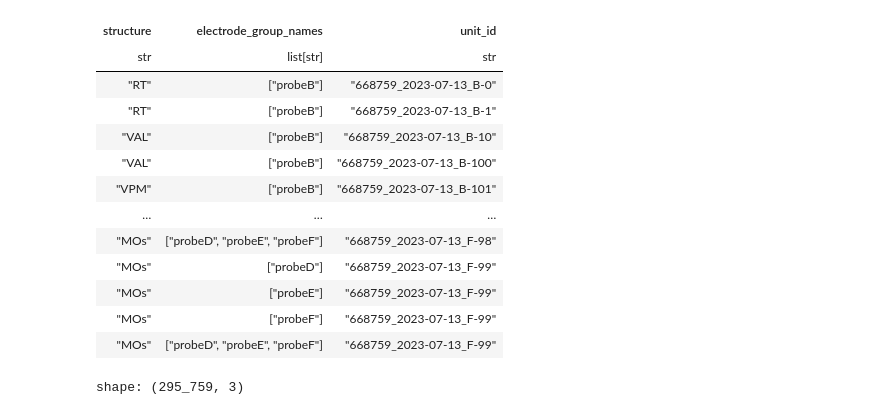
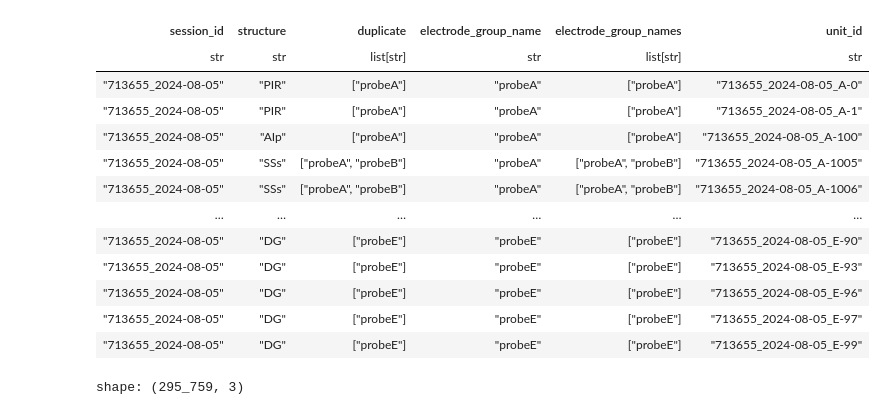
Before and after one commit to AllenNeuralDynamics/dynamicrouting-face-decoding-loo, a Jupyter notebook: code/Untitled.ipynb, the cells around one changed output. Cells and saved outputs as stored; diff of their text form; code cells hidden in the pictures.

```diff
--- a/code/Untitled.ipynb
+++ b/code/Untitled.ipynb
@@ -3,4 +3,4 @@ from run_capsule import *
 from decoding_utils import *
 import sys
 sys.argv[1:] = ['--result_prefix', 'debug']
-params = Params()
+params = Params(unit_criteria='no_drift')
@@ -93,39 +104,58 @@ shape: (2_391, 3)
 # %%
  (
         utils.get_df('units', lazy=True)
-     .filter(pl.col('session_id') == "668759_2023-07-13")
 
-        # create list of probe names per session-structure:
-        .group_by('session_id', 'structure')
-        .agg(
-            pl.all().exclude('electrode_group_name'),
-            pl.col('electrode_group_name').unique().alias('electrode_group_names'),
-        )
+    .filter(
+        pl.col('session_id') == '713655_2024-08-05',
+            # pl.col('structure') == 'SCig',
+                    params.units_query,
+
+    )
+
+     .with_columns(
+         pl.col('electrode_group_name').unique().over('session_id', 'structure', mapping_strategy='join').alias('electrode_group_names')
+     )
+        # # create list of probe names per session-structure:
+        # .group_by('session_id', 'structure', 'electrode_group_name')
+        # .agg(
+        #     pl.all().exclude('electrode_group_name'),
+        #     pl.col('electrode_group_name').unique().alias('electrode_group_names'),
+        # )
+
         # duplicate those with multiple probes (col becomes List[List[String]]):
         .with_columns(
-            pl.when(pl.col('electrode_group_names').list.n_unique().gt(1))
-            .then(pl.col('electrode_group_names').repeat_by(2))
-            .otherwise(pl.col('electrode_group_names').repeat_by(1))
+            pl.when(pl.col('electrode_group_names').list.n_unique().gt(1) & pl.col('unit_id').is_first_distinct().over('electrode_group_names', 'session_id', 'structure'))
+            .then(pl.col('electrode_group_names')            .alias('duplicate'))
+            .otherwise(pl.col('electrode_group_name')    .cast(pl.List(pl.String))        .alias('duplicate')
+)
         )
-        # # .explode(pl.all().exclude('session_id', 'structure', 'electrode_group_names'))
-        .explode('electrode_group_names')
+#              .with_columns(
+# pl.concat_list('
+# #         # .explode(pl.all().exclude('session_id', 'structure', 'electrode_group_names'))
+        # .explode('electrode_group_names')
 
-        # convert the duplicated rows to joined 'probeA_probeB' format:
-        .with_columns(
-            pl.when(pl.col('electrode_group_names').is_first_distinct().over('session_id', 'structure'))
-            .then(pl.col('electrode_group_names'))
-            .otherwise(pl.col('electrode_group_names').list.join('_').cast(pl.List(pl.String)))
-        )
-        # create individual lists vs single list for duplicate/non-duplicate rows:
-        # [probeA, probeB] vs [[probeA], [probeB]]
-        .with_columns(
-            pl.col('electrode_group_names').list.eval(pl.element().str.split('_'))
-        )
-         .explode(pl.all().exclude('session_id', 'structure', 'electrode_group_names'))
-        .explode('electrode_group_names')
+#         # convert the duplicated rows to joined 'probeA_probeB' format:
+#         .with_columns(
+#             pl.when(pl.col('unit_id').is_first_distinct().over('session_id', 'structure'))
+#             .then(pl.col('electrode_group_names'))
+#             .otherwise(pl.col('electrode_group_names').list.join('_').cast(pl.List(pl.String)))
+#         )
+#         # create individual lists vs single list for duplicate/non-duplicate rows:
+#         # [probeA, probeB] vs [[probeA], [probeB]]
+#         .with_columns(
+#             pl.col('electrode_group_names').list.eval(pl.element().str.split('_'))
+#         )
+#         # .explode(pl.all().exclude('session_id', 'structure', 'electrode_group_names'))
+#         .explode('electrode_group_names')
 
-         .select('structure', 'electrode_group_names', 'unit_id')
          .sort('unit_id')
+# .rename({'electrode_group_name': 'electrode_group_names'}, strict=False)
+              .select('session_id', 'structure', 'duplicate', 'electrode_group_name', 'electrode_group_names', 'unit_id')
 
+    #      .group_by('session_id', 'structure', 'electrode_group_names')
+    # .agg(pl.col('unit_id').n_unique().alias('n_units'), pl.all(), )
+    #      .with_columns(
+    #         pl.col('unit_id').list.len().alias('n')
+    #     )
 ).collect()
 # %% [output]
@@ -133,16 +163,16 @@ shape: (7_386, 3)
-| structure | electrode_group_names | unit_id |
-| str | list[str] | str |
-| "RT" | ["probeB"] | "668759_2023-07-13_B-0" |
-| "RT" | ["probeB"] | "668759_2023-07-13_B-1" |
-| "VAL" | ["probeB"] | "668759_2023-07-13_B-10" |
-| "VAL" | ["probeB"] | "668759_2023-07-13_B-100" |
-| "VPM" | ["probeB"] | "668759_2023-07-13_B-101" |
-| … | … | … |
-| "MOs" | ["probeD", "probeE", "probeF"] | "668759_2023-07-13_F-98" |
-| "MOs" | ["probeD"] | "668759_2023-07-13_F-99" |
-| "MOs" | ["probeE"] | "668759_2023-07-13_F-99" |
-| "MOs" | ["probeF"] | "668759_2023-07-13_F-99" |
-| "MOs" | ["probeD", "probeE", "probeF"] | "668759_2023-07-13_F-99" |
+| session_id | structure | duplicate | electrode_group_name | electrode_group_names | unit_id |
+| str | str | list[str] | str | list[str] | str |
+| "713655_2024-08-05" | "PIR" | ["probeA"] | "probeA" | ["probeA"] | "713655_2024-08-05_A-0" |
+| "713655_2024-08-05" | "PIR" | ["probeA"] | "probeA" | ["probeA"] | "713655_2024-08-05_A-1" |
+| "713655_2024-08-05" | "AIp" | ["probeA"] | "probeA" | ["probeA"] | "713655_2024-08-05_A-100" |
+| "713655_2024-08-05" | "SSs" | ["probeA", "probeB"] | "probeA" | ["probeA", "probeB"] | "713655_2024-08-05_A-1005" |
+| "713655_2024-08-05" | "SSs" | ["probeA", "probeB"] | "probeA" | ["probeA", "probeB"] | "713655_2024-08-05_A-1006" |
+| … | … | … | … | … | … |
+| "713655_2024-08-05" | "DG" | ["probeE"] | "probeE" | ["probeE"] | "713655_2024-08-05_E-90" |
+| "713655_2024-08-05" | "DG" | ["probeE"] | "probeE" | ["probeE"] | "713655_2024-08-05_E-93" |
+| "713655_2024-08-05" | "DG" | ["probeE"] | "probeE" | ["probeE"] | "713655_2024-08-05_E-96" |
+| "713655_2024-08-05" | "DG" | ["probeE"] | "probeE" | ["probeE"] | "713655_2024-08-05_E-97" |
+| "713655_2024-08-05" | "DG" | ["probeE"] | "probeE" | ["probeE"] | "713655_2024-08-05_E-99" |
 # %%
  (
         utils.get_df('units', lazy=True)
```
Also changed, not shown: parts of 7 cells of this notebook, 2 other files.
